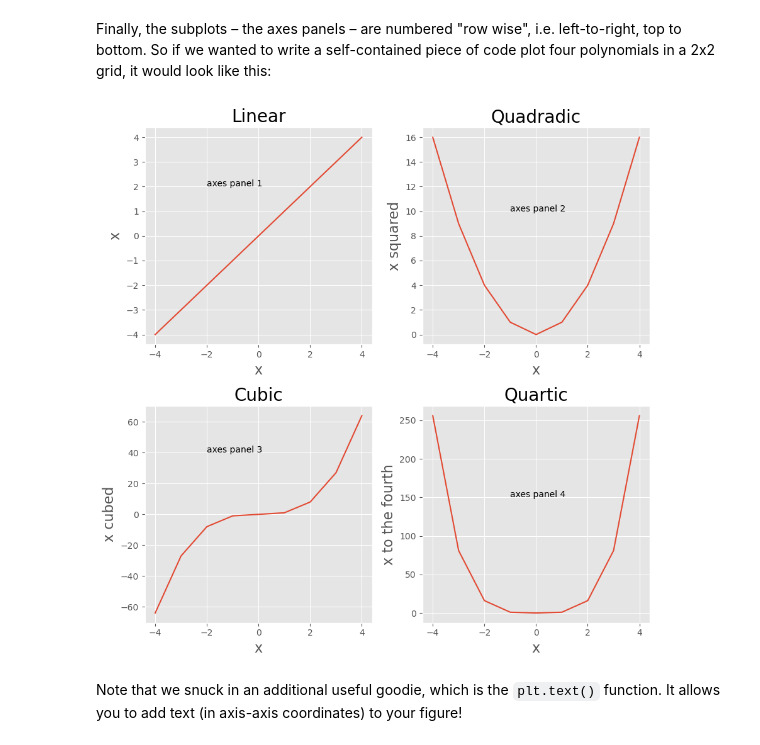
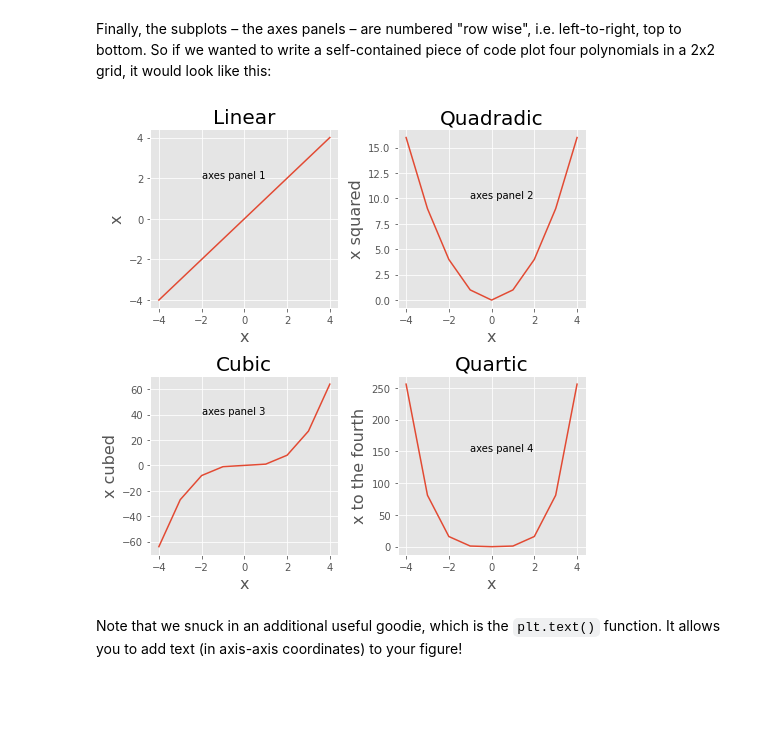
Before and after one commit to psychdatascience/FDS-CourseOne, a Jupyter notebook: tutorial015.ipynb, the cells around one changed output. Drawn from its saved outputs; the diff is of its cells as text; code cells hidden in the pictures; blank space fills up the shorter version.

```diff
--- a/tutorial015.ipynb
+++ b/tutorial015.ipynb
@@ -407,7 +407,7 @@ axisLabelSize = 16
 titleSize = 20
 
 # make a big square figure
-plt.figure(figsize=(9, 9))
+plt.figure(figsize=(7, 7))
 
 # Now make each of the plots!
 
@@ -419,34 +419,34 @@ plt.ylabel('x', fontsize = axisLabelSize);
 plt.title('Linear', fontsize = titleSize);
 plt.text(-2, 2, 'axes panel 1')
 
 # then top right
 plt.subplot(222)
 plt.plot(my_x, y_quad, label = 'quadratic');
 plt.xlabel('x', fontsize = axisLabelSize);
 plt.ylabel('x squared', fontsize = axisLabelSize);
 plt.title('Quadradic', fontsize = titleSize,);
 plt.text(-1, 10, 'axes panel 2')
 
 # third is bottom left
 plt.subplot(223)
 plt.plot(my_x, y_cube, label = 'cubic');
 plt.xlabel('x', fontsize = axisLabelSize);
 plt.ylabel('x cubed', fontsize = axisLabelSize);
 plt.title('Cubic', fontsize = titleSize,);
 plt.text(-2, 40, 'axes panel 3')
 
 # then bottom right
 plt.subplot(224)
 plt.plot(my_x, y_quart, label = 'quartic');
 plt.xlabel('x', fontsize = axisLabelSize);
 plt.ylabel('x to the fourth', fontsize = axisLabelSize);
 plt.title('Quartic', fontsize = titleSize,);
 plt.text(-1, 150, 'axes panel 4')
 
 # finally, make everything automagically fit
 plt.tight_layout()
 # %% [output]
-[figure, old version]
+[figure, new version]
 # %% [markdown]
 Note that we snuck in an additional useful goodie, which is the `plt.text()` function. It allows you to add text (in axis-axis coordinates) to your figure!
 # %% [markdown]
```
Also changed, not shown: parts of 25 cells of this notebook.
